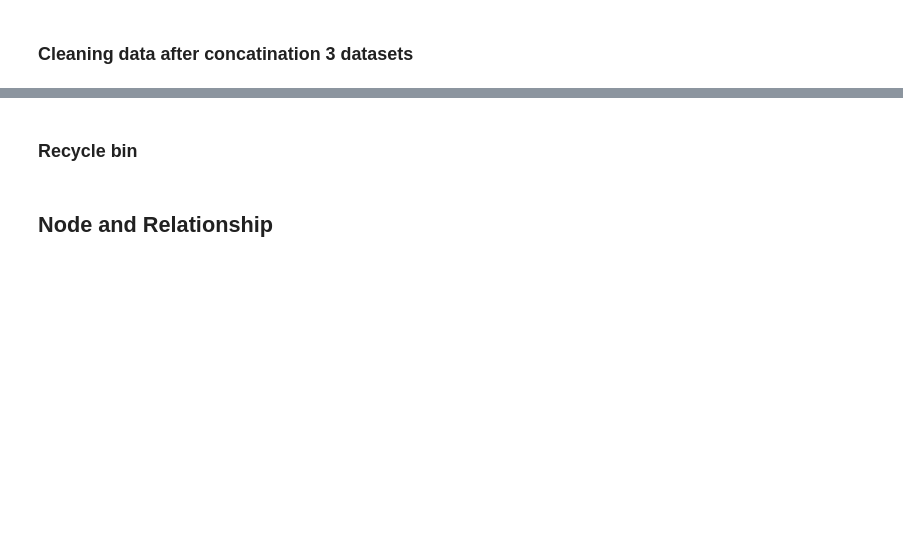
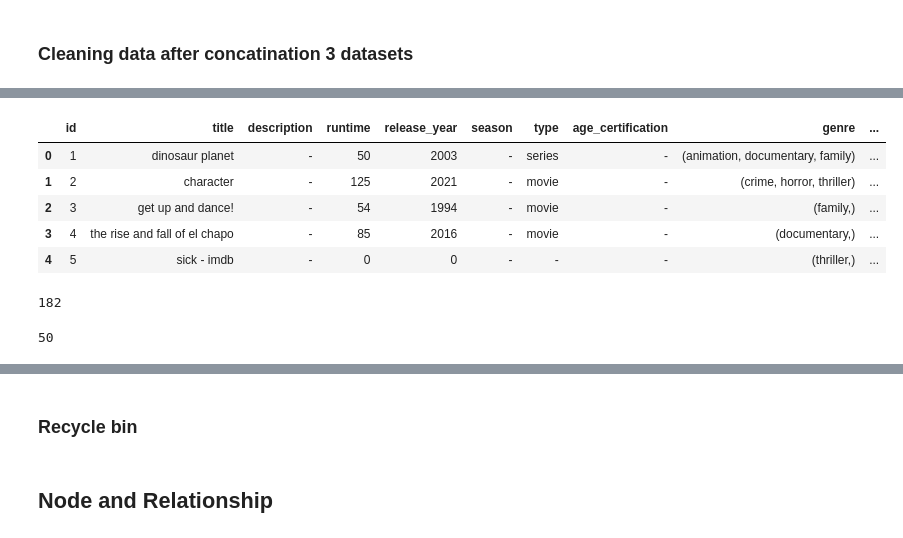
Before and after one commit to zolocapricorn/Senior_Project, a Jupyter notebook: Preparing_data.ipynb, the cells around one changed output, grey strips where cells are left out. Saved outputs shown, nothing was run; the diff lists cells and outputs as text; code cells hidden in the pictures; blank space fills up the shorter version.

```diff
--- a/Preparing_data.ipynb
+++ b/Preparing_data.ipynb
@@ -270,15 +352,38 @@ To: /content/relationship_user_friends.csv
 # %% [markdown]
 ## EDA Data
 # %%
-# Raw Dataset
-# ndm = pd.read_csv("/content/Netflix_Dataset_Movie.csv", encoding="utf-8")
-# ndr = pd.read_csv("/content/Netflix_Dataset_Rating.csv", encoding="utf-8")
-# uk_movie = pd.read_csv("/content/vodclickstream_uk_movies_03.csv")
-imdb = pd.read_csv("/content/imdb.csv", encoding="utf-8")
-r_title = pd.read_csv("/content/raw_titles.csv", encoding="utf-8")
-title = pd.read_csv("/content/titles.csv", encoding="utf-8")
-r_credits = pd.read_csv("/content/raw_credits.csv", encoding="utf-8")
-credits = pd.read_csv("/content/credits.csv", encoding="utf-8")
+# # Raw Dataset
+path_name = "/content/Senior_Project/raw_dataset/"
+# ndm = pd.read_csv(path_name + "Netflix_Dataset_Movie.csv", encoding="utf-8")
+# ndr = pd.read_csv(path_name + "Netflix_Dataset_Rating.csv", encoding="utf-8")
+# uk_movie = pd.read_csv(path_name + "vodclickstream_uk_movies_03.csv")
+imdb = pd.read_pickle(path_name + "imdb.pkl")
+r_title = pd.read_pickle(path_name + "raw_titles.pkl")
+title = pd.read_pickle(path_name + "titles.pkl")
+r_credits = pd.read_pickle(path_name + "raw_credits.pkl")
+credits = pd.read_pickle(path_name + "credits.pkl")
+
+
+# Cleaned dataset
+path_name = "/content/Senior_Project/cleaned_dataset/"
+clean_imdb = pd.read_pickle(path_name + "cleaned_imdb_after_check_condition.pkl")
+clean_raw_title = pd.read_pickle(path_name + "cleaned_raw_title_after_check_condition.pkl")
+clean_title = pd.read_pickle(path_name + "cleaned_title_after_check_condition.pkl")
+
+
+# Number for instead dataset
+path_name = "/content/Senior_Project/Number_Instead/pkl/"
+actor_cleaning = pd.read_pickle(path_name + "actor_cleaning.pkl")
+age_cleaning = pd.read_pickle(path_name + "age_certificate_cleaning.pkl")
+composer_cleaning = pd.read_pickle(path_name + "composer_cleaning.pkl")
+director_cleaning = pd.read_pickle(path_name + "director_cleaning.pkl")
+genre_cleaning = pd.read_pickle(path_name + "genre_cleaning.pkl")
+language_cleaning = pd.read_pickle(path_name + "language_cleaning.pkl")
+country_cleaning = pd.read_pickle(path_name + "production_country_cleaning.pkl")
+runtime_cleaning = pd.read_pickle(path_name + "runtime_cleaning.pkl")
+type_cleaning = pd.read_pickle(path_name + "type_cleaning.pkl")
+writer_cleaning = pd.read_pickle(path_name + "writer_cleaning.pkl")
+
 
 # # Node Dataset
 # actor = pd.read_csv("/content/node_actor.csv", encoding="utf-8")
@@ -1040,0 +1294,17 @@ main_data_2 = pd.read_csv("/content/main_data_2.csv", encoding="utf-8") # (14,59
+# %%
+emd.head(5)
+# %% [output]
+|  | id | title | description | runtime | release_year | season | type | age_certification | genre | ... |
+| 0 | 1 | dinosaur planet | - | 50 | 2003 | - | series | - | (animation, documentary, family) | ... |
+| 1 | 2 | character | - | 125 | 2021 | - | movie | - | (crime, horror, thriller) | ... |
+| 2 | 3 | get up and dance! | - | 54 | 1994 | - | movie | - | (family,) | ... |
+| 3 | 4 | the rise and fall of el chapo | - | 85 | 2016 | - | movie | - | (documentary,) | ... |
+| 4 | 5 | sick - imdb | - | 0 | 0 | - | - | - | (thriller,) | ... |
+# %%
+emd["runtime"].loc[emd["id"] == ]
+# %% [output]
+182
+# %%
+emd.at[0, "runtime"]
+# %% [output]
+50
```
Also changed, not shown: parts of 63 cells of this notebook.
